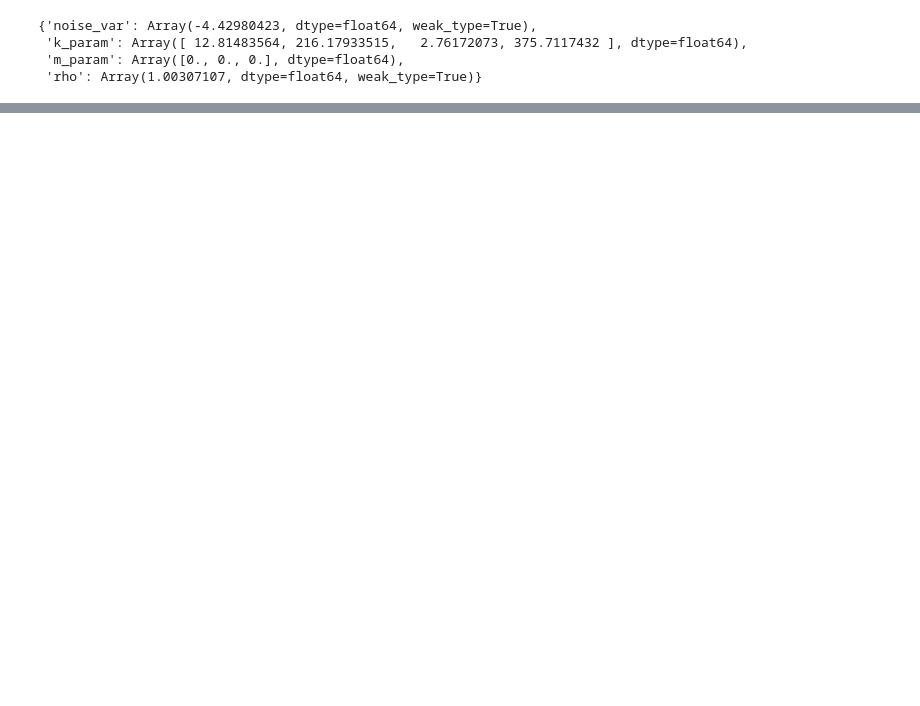
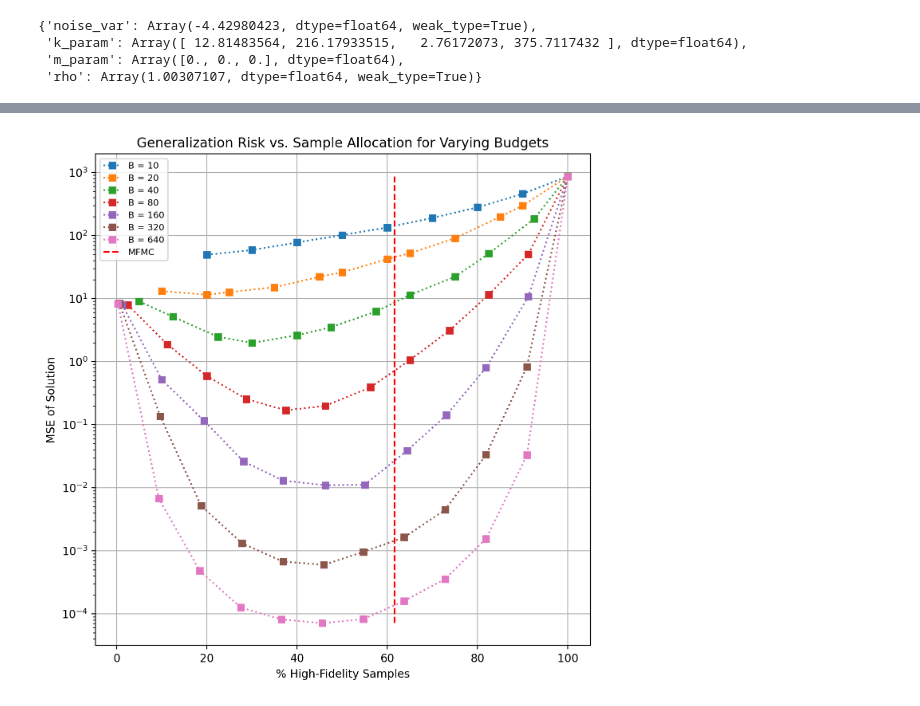
Before and after one commit to atticusdrex/MAGPI, a Jupyter notebook: SamplingOptimization/Ishigami.ipynb, the cells around one changed output, grey strips where cells are left out. Saved outputs shown, nothing was run; the diff lists cells and outputs as text; code cells hidden in the pictures; blank space fills up the shorter version.

```diff
--- a/SamplingOptimization/Ishigami.ipynb
+++ b/SamplingOptimization/Ishigami.ipynb
@@ -251,0 +158,93 @@ plt.legend()
+# %%
+def get_mse(g0, g1, X_hi, X_lo, X_test):
+    Y_hi = funcs_jax[0](X_hi.T)
+    Y_lo = funcs_jax[1](X_lo.T)
+
+    # Low-fidelity predictions
+    Ktrain = K(X_lo, X_lo, g1.kernel, g1.p['k_param']) + (g1.eps + softplus(g1.p['noise_var'])) * jnp.eye(X_lo.shape[0])
+    L = cholesky(Ktrain, lower=True)
+    alpha = cho_solve((L, True), Y_lo - g1.mean.eval(X_lo, g1.p['m_param']))
+    Ktest = K(X_test, X_lo, g1.kernel, g1.p['k_param'])
+    lo_mean = (Ktest @ alpha + g1.mean.eval(X_test, g1.p['m_param'])).ravel()
+    Kaux = (jax.vmap(lambda x: g1.kernel.eval(x, x, g1.p['k_param']))(X_test)).ravel()
+    lo_var = Kaux - jnp.diag(Ktest @ cho_solve((L, True), Ktest.T))
+
+    # High-fidelity predictions
+    Y_hi_lo = funcs_jax[1](X_hi.T)
+    rho = g0.p['rho']
+    Ktrain = K(X_hi, X_hi, g0.kernel, g0.p['k_param']) + (g0.eps + softplus(g1.p['noise_var'])) * jnp.eye(X_hi.shape[0])
+    L = cholesky(Ktrain, lower=True)
+    alpha = cho_solve((L, True), (Y_hi - rho * Y_hi_lo))
+    Ktest = K(X_test, X_hi, g0.kernel, g0.p['k_param'])
+    delta_mean = (Ktest @ alpha + g0.mean.eval(X_test, g0.p['m_param'])).ravel()
+    Kaux = (jax.vmap(lambda x: g0.kernel.eval(x, x, g0.p['k_param']))(X_test)).ravel()
+    delta_var = Kaux - jnp.diag(Ktest @ cho_solve((L, True), Ktest.T))
+
+    mean = rho * lo_mean + delta_mean
+    var = rho**2 * lo_var + delta_var
+
+    return jnp.mean(var + (mean - funcs[0](X_test.T))**2)
+
+get_mse_jit = jax.jit(lambda X_hi, X_lo: get_mse(g0, g1, X_hi, X_lo, X_test.T))
+
+# MFMC Budget Allocation for two levels of fidelity
+c11, c22, c12 = np.var(funcs[0](X_test)), np.var(funcs[1](X_test)), np.cov(np.vstack((funcs[0](X_test).reshape(1,-1), funcs[1](X_test).reshape(1,-1))))[0,1]
+alpha = c12 / c22
+ratio = np.sqrt(C_hi  / C_lo * corr_coef**2 / (1 - corr_coef**2))
+
+N_mc = 10
+key = jax.random.PRNGKey(42)
+N_budgets = 7
+budget = 10
+
+plt.figure(figsize=(8,8), dpi = 200)
+
+for i in (range(N_budgets)):
+    # Allocating N_his and N_los
+    N_hi_min, N_hi_max = 2, int(budget / C_hi)
+    N_his = jnp.arange(N_hi_min, N_hi_max+1)
+
+    if len(N_his > 12):
+        N_his = jnp.round(jnp.linspace(2, int(budget / C_hi), 12))
+
+    N_los = jnp.floor((budget - N_his * C_hi) / C_lo)
+    N_lo_max = jnp.max(N_los).astype(int)
+
+    # Generate full arrays
+    key_hi, key_lo = jax.random.split(key, 2)
+    X_hi_full = jax.random.uniform(key_hi, minval=-pi, maxval=pi, shape=(N_mc, N_hi_max, 3))
+    X_lo_full = jax.random.uniform(key_lo, minval=-pi, maxval=pi, shape=(N_mc, N_lo_max, 3))
+
+    full_mses = np.zeros(N_his.shape[0])
+
+    # Compute MSEs
+    for j, (N_hi, N_lo) in tqdm(enumerate(zip(N_his, N_los)), total = N_his.shape[0]):
+        # Preallocate MSE array
+        mses = np.zeros(N_mc)
+        for k in range(N_mc):
+            X_hi = X_hi_full[k, :int(N_hi), :]
+            X_lo = X_lo_full[k, :int(N_lo), :]
+            mse = get_mse_jit(X_hi, X_lo)
+            mses[k] = mse
+
+        full_mses[j] = np.mean(mses)
+
+    # Computing optimal allocation
+    N_hi_opt = budget / (C_lo * ratio + C_hi)
+    N_lo_opt = ratio * N_hi_opt
+
+    # plt.subplot(1,N_budgets,i+1)
+    plt.semilogy(N_his / np.max(N_his)*100, full_mses, label = "B = %d" % budget, linestyle = 'dotted', marker = 's')
+    # plt.fill_between(N_his, results[:,0] - results[:,1], results[:,0] + results[:,1], alpha = 0.3, color = 'blue', label = 'two-sigma')
+
+    # Doubling the budget
+    budget *= 2
+
+plt.plot([np.round(N_hi_opt)/ np.max(N_his)*100, np.round(N_hi_opt)/ np.max(N_his)*100], [min(full_mses), max(full_mses)], label = "MFMC", color = 'red', linestyle = 'dashed')
+plt.xlabel("% High-Fidelity Samples")
+plt.ylabel("MSE of Solution")
+plt.legend(loc = 'upper left', fontsize=8)
+plt.title("Generalization Risk vs. Sample Allocation for Varying Budgets")
+plt.grid()
+# %% [output]
+[figure, added]
```
Also changed, not shown: parts of 13 cells of this notebook.
